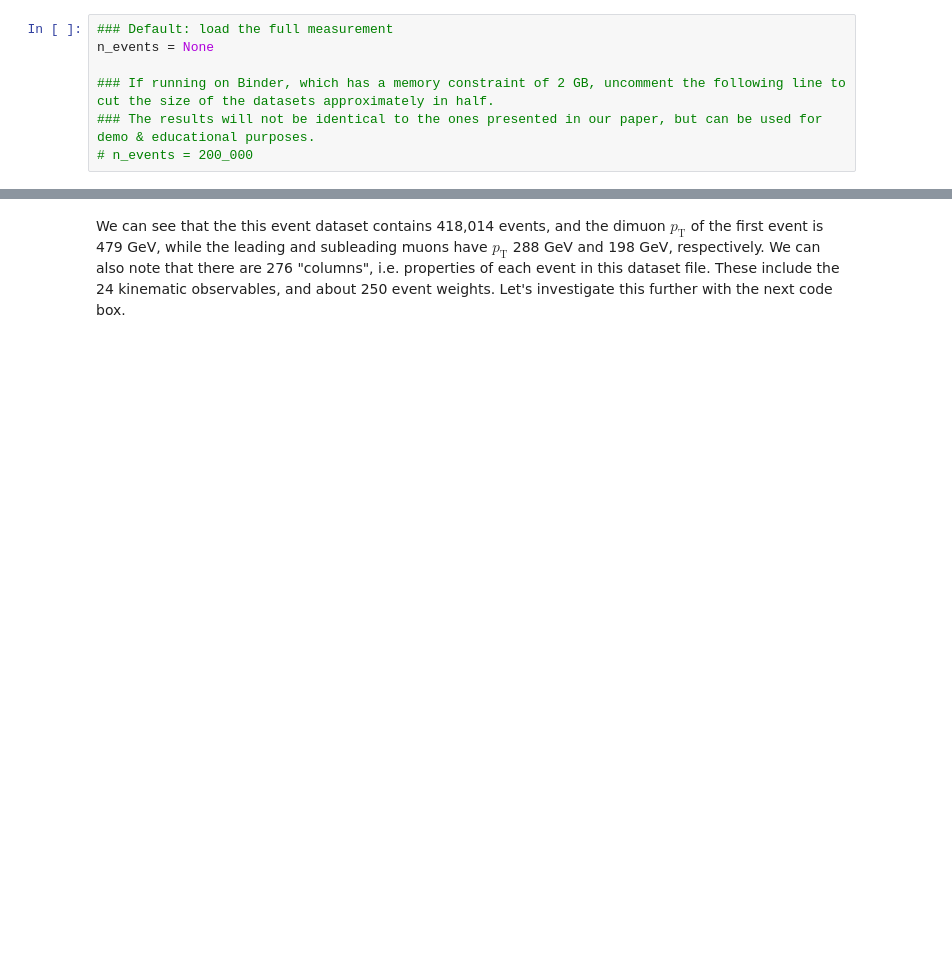
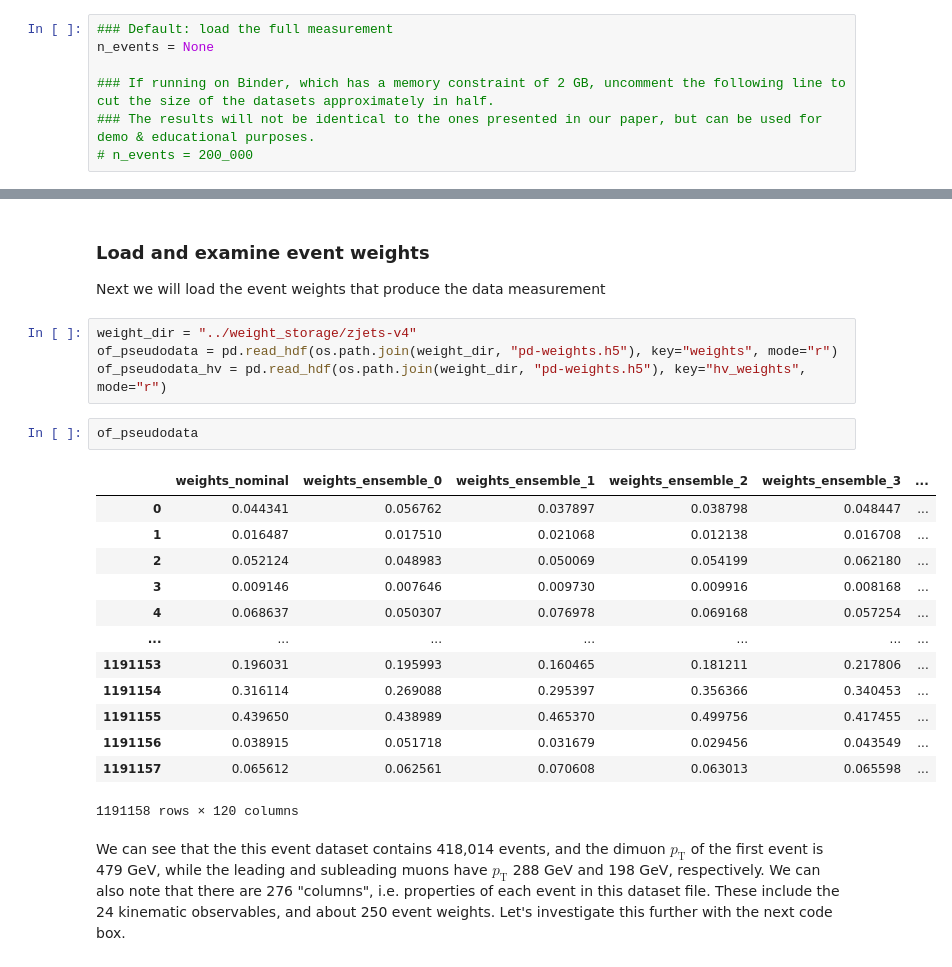
Before and after one commit to kgreif24/zjets_omnifold, a Jupyter notebook: analyze/1_basics.ipynb, the cells around one changed output, grey strips where cells are left out. Drawn from its saved outputs; the diff is of its cells as text; blank space fills up the shorter version.

```diff
--- a/analyze/1_basics.ipynb
+++ b/analyze/1_basics.ipynb
@@ -107,3 +101,27 @@ multifold
+# %% [markdown]
+### Load and examine event weights
+
+Next we will load the event weights that produce the data measurement
+# %%
+weight_dir = "../weight_storage/zjets-v4"
+of_pseudodata = pd.read_hdf(os.path.join(weight_dir, "pd-weights.h5"), key="weights", mode="r")
+of_pseudodata_hv = pd.read_hdf(os.path.join(weight_dir, "pd-weights.h5"), key="hv_weights", mode="r")
+# %%
+of_pseudodata
+# %% [output]
+|  | weights_nominal | weights_ensemble_0 | weights_ensemble_1 | weights_ensemble_2 | weights_ensemble_3 | ... |
+| 0 | 0.044341 | 0.056762 | 0.037897 | 0.038798 | 0.048447 | ... |
+| 1 | 0.016487 | 0.017510 | 0.021068 | 0.012138 | 0.016708 | ... |
+| 2 | 0.052124 | 0.048983 | 0.050069 | 0.054199 | 0.062180 | ... |
+| 3 | 0.009146 | 0.007646 | 0.009730 | 0.009916 | 0.008168 | ... |
+| 4 | 0.068637 | 0.050307 | 0.076978 | 0.069168 | 0.057254 | ... |
+| ... | ... | ... | ... | ... | ... | ... |
+| 1191153 | 0.196031 | 0.195993 | 0.160465 | 0.181211 | 0.217806 | ... |
+| 1191154 | 0.316114 | 0.269088 | 0.295397 | 0.356366 | 0.340453 | ... |
+| 1191155 | 0.439650 | 0.438989 | 0.465370 | 0.499756 | 0.417455 | ... |
+| 1191156 | 0.038915 | 0.051718 | 0.031679 | 0.029456 | 0.043549 | ... |
+| 1191157 | 0.065612 | 0.062561 | 0.070608 | 0.063013 | 0.065598 | ... |
+1191158 rows × 120 columns
 # %% [markdown]
 We can see that the this event dataset contains 418,014 events, and the dimuon $p_\text{T}$ of the first event is 479 GeV, while the leading and subleading muons have $p_\text{T}$ 288 GeV and 198 GeV, respectively. We can also note that there are 276 "columns", i.e. properties of each event in this dataset file. These include the 24 kinematic observables, and about 250 event weights. Let's investigate this further with the next code box.
 # %%
```
Also changed, not shown: parts of 13 cells of this notebook, 4 other files.
